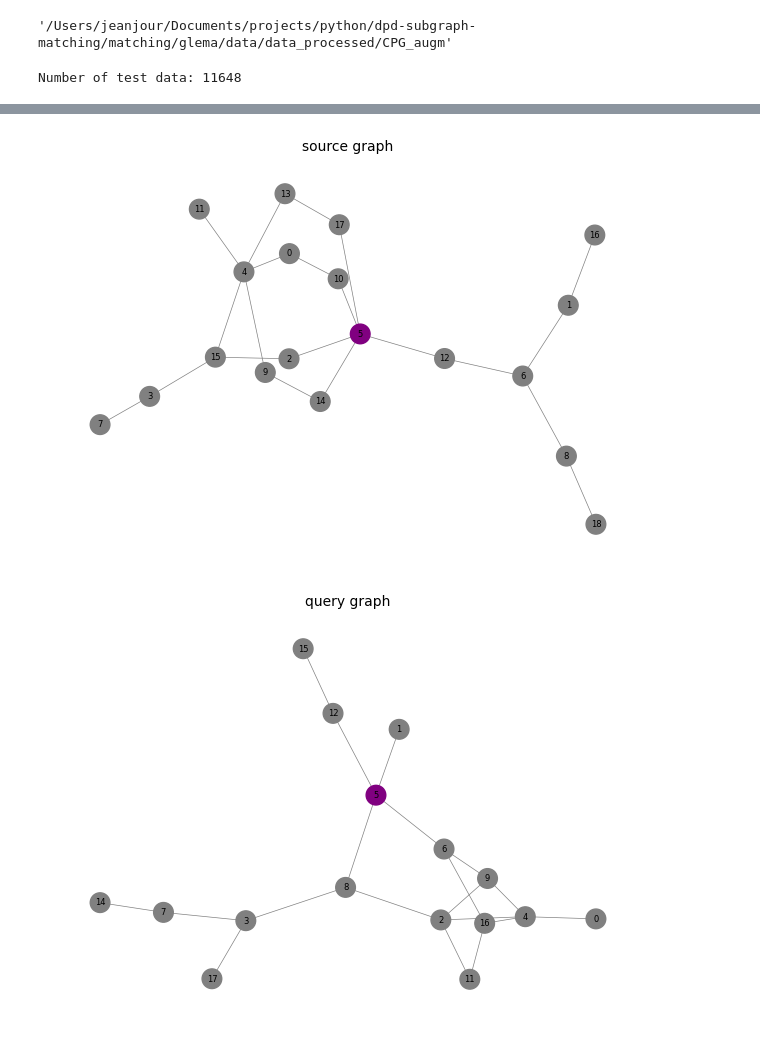
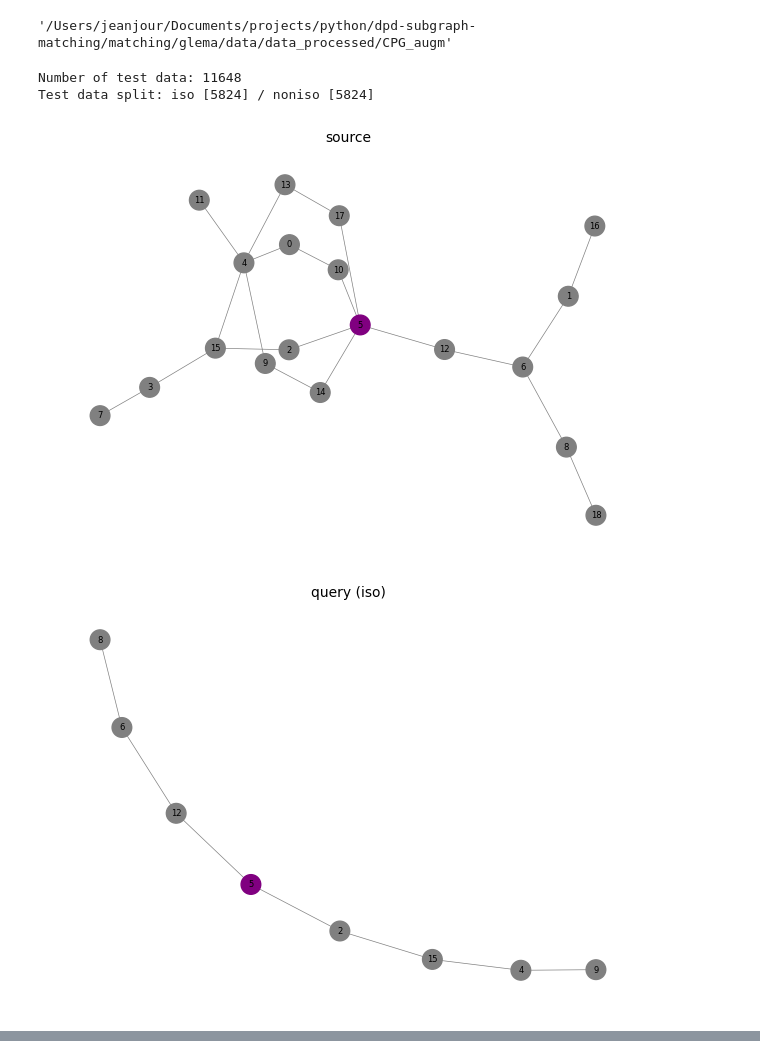
Before and after one commit to DerJeanjour/dpd-subgraph-matching, a Jupyter notebook: matching/glema/notebooks/explore_processed_data.ipynb, the cells around one changed output, grey strips where cells are left out. Cells and saved outputs as stored; diff of their text form; code cells hidden in the pictures.

Commit message:
minor improvements for better exploration of processed data

```diff
--- a/matching/glema/notebooks/explore_processed_data.ipynb
+++ b/matching/glema/notebooks/explore_processed_data.ipynb
@@ -32,13 +32,47 @@ key_file = os.path.join( data_path, args.test_keys if args.test_data else args.t
 with open( key_file, "rb" ) as fp:
     keys = pickle.load( fp )
 print( f"Number of test data: {len( keys )}" )
+iso_key_idxs = [ i for i, k in enumerate( keys ) if "iso" in k ]
+non_iso_key_idxs = [ i for i, k in enumerate( keys ) if "non" in k ]
+print( f"Test data split: iso [{len( iso_key_idxs )}] / noniso [{len( non_iso_key_idxs )}]" )
 # %% [output]
 Number of test data: 11648
+Test data split: iso [5824] / noniso [5824]
 # %%
 dataset = BaseDataset( keys, args )
+# %%
+matching_colors = {
+    2: "purple",
+    1: "green",
+    0: "grey",
+    -1: "red"
+}
+
+def get_sample( dataset, sample_idx, relabel=True ):
+    sample_data = dataset.get_data( sample_idx )
+    query, source, mapping = sample_data
+    mapping = { qnid: snid for qnid, snid in mapping }
+    if relabel:
+        query = graph_utils.relabel_nodes( query, mapping )
+        #query = nx.relabel_nodes( query, mapping )
+    return source, query, mapping
+
+
+def get_colors( G ):
+    return [ "purple" if d[ "anchor" ] == 1 else "grey" for n, d in G.nodes( data=True ) ]
 # %%
-sample_idx = 33
-sample_data = dataset.get_data( sample_idx )
-query, source, mapping = sample_data
-mapping = { qnid: snid for qnid, snid in mapping }
-query = nx.relabel_nodes( query, mapping )
+sample_idx = iso_key_idxs[ 0 ]
+source, query, _ = get_sample( dataset, sample_idx )
+plot_utils.plot_graph( title="source", graph=source, nodeColors=get_colors( source ) )
+plot_utils.plot_graph( title="query (iso)", graph=query, nodeColors=get_colors( query ) )
+
+combined, n_colors, e_colors = graph_utils.combine_graph( source, query,
+                                                          matching_colors=matching_colors )
+plot_utils.plot_graph(
+    title="combined sample (iso)", graph=combined,
+    nodeColors=n_colors, edgeColors=e_colors,
+    nodeLabels=graph_utils.get_node_labels( combined )
+)
+# %% [output]
+[figure, added]
+[figure, added]
@@ -45,10 +79,0 @@ query = nx.relabel_nodes( query, mapping )
-# %%
-source_colors = [ "purple" if d[ "anchor" ] == 1 else "grey" for n, d in source.nodes( data=True ) ]
-plot_utils.plot_graph( title="source graph", graph=source, nodeColors=source_colors )
-# %% [output]
-[figure, removed]
-# %%
-query_colors = [ "purple" if d[ "anchor" ] == 1 else "grey" for n, d in query.nodes( data=True ) ]
-plot_utils.plot_graph( title="query graph", graph=query, nodeColors=query_colors )
-# %% [output]
-[figure, removed]
```
Also changed, not shown: parts of 5 cells of this notebook, 1 other file.
